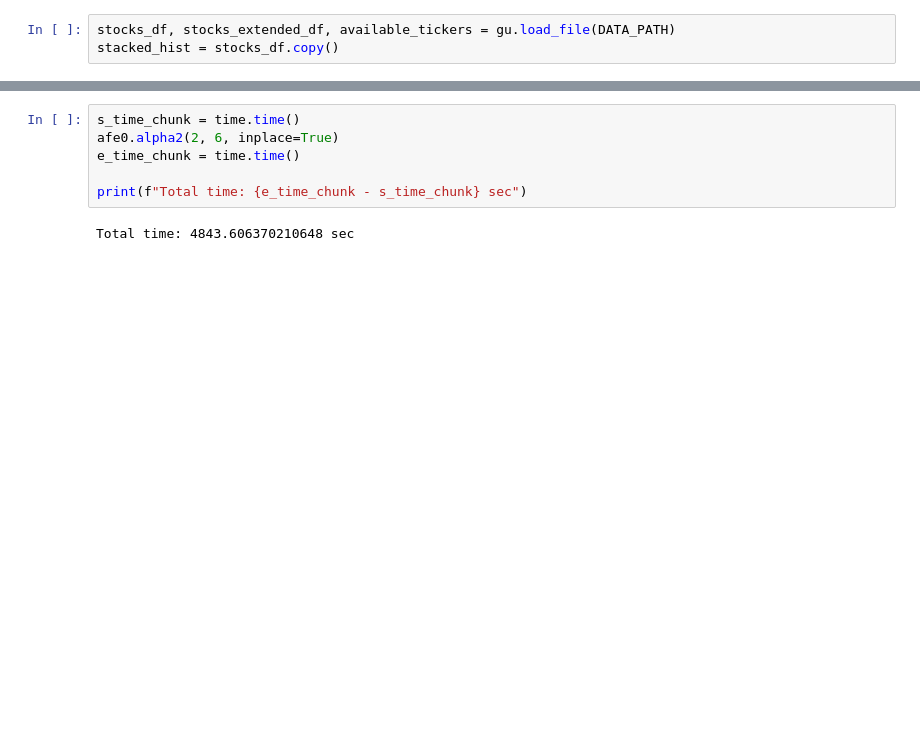
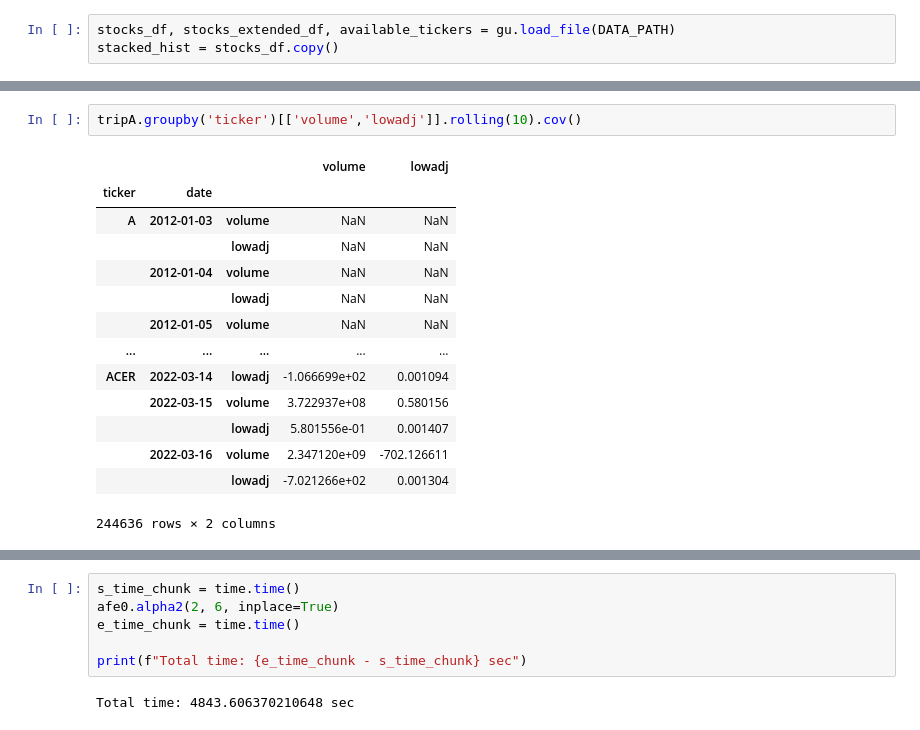
Before and after one commit to chayaponlee/QuantSystemMVP, a Jupyter notebook: notebooks/test_engineer.ipynb, the cells around one changed output, grey strips where cells are left out. Cells and saved outputs as stored; diff of their text form; blank space fills up the shorter version.

```diff
--- a/notebooks/test_engineer.ipynb
+++ b/notebooks/test_engineer.ipynb
@@ -144,0 +117,17 @@ afe0.df
+# %%
+tripA.groupby('ticker')[['volume','lowadj']].rolling(10).cov()
+# %% [output]
+|  |  |  | volume | lowadj |
+| ticker | date |  |  |  |
+| A | 2012-01-03 | volume | NaN | NaN |
+|  |  | lowadj | NaN | NaN |
+|  | 2012-01-04 | volume | NaN | NaN |
+|  |  | lowadj | NaN | NaN |
+|  | 2012-01-05 | volume | NaN | NaN |
+| ... | ... | ... | ... | ... |
+| ACER | 2022-03-14 | lowadj | -1.066699e+02 | 0.001094 |
+|  | 2022-03-15 | volume | 3.722937e+08 | 0.580156 |
+|  |  | lowadj | 5.801556e-01 | 0.001407 |
+|  | 2022-03-16 | volume | 2.347120e+09 | -702.126611 |
+|  |  | lowadj | -7.021266e+02 | 0.001304 |
+244636 rows × 2 columns
```
Also changed, not shown: parts of 52 cells of this notebook, 2 other files.
